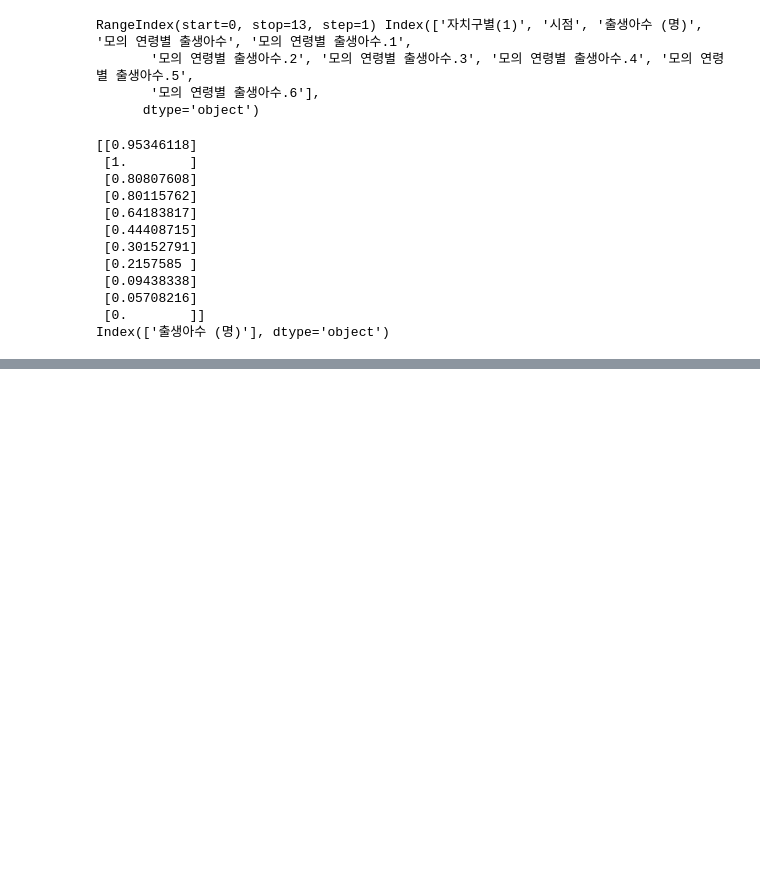
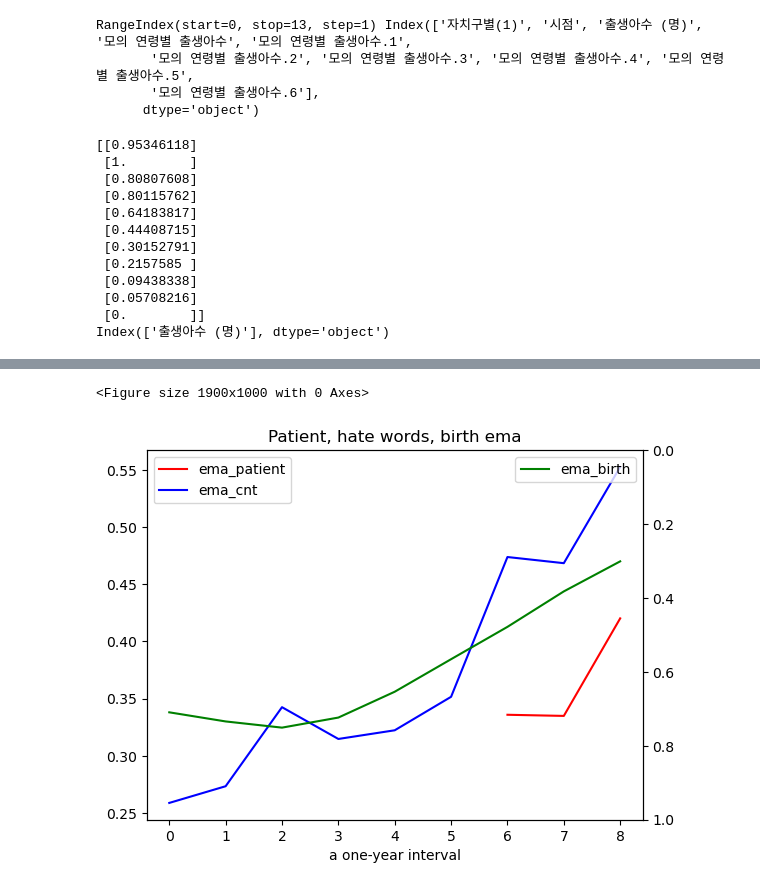
Before and after one commit to sfr9802/saving, a Jupyter notebook: news header/news_header.ipynb, the cells around one changed output, grey strips where cells are left out. Saved outputs shown, nothing was run; the diff lists cells and outputs as text; code cells hidden in the pictures; blank space fills up the shorter version.

```diff
--- a/news header/news_header.ipynb
+++ b/news header/news_header.ipynb
@@ -290,0 +277,4 @@ Stacktrace:
+# %%
+df_mental = pd.read_csv("시군구 성별 연령별 주요 정실질환 통계 2018~2022.csv",encoding='cp949')
+print(df_mental)
+print(df_mental.columns)
@@ -290,0 +344,35 @@ Stacktrace:
+# %%
+ema_sl_birth = ema.ema(7, df_co_sum, 'sl_birth')
+ema_sl_cnt = ema.ema(7, df_co_sum, 'sl_cnt')
+ema_sl_patient = ema.ema(7, df_co_sum[6:], 'Patient')
+
+df_ema_co = pd.DataFrame({"ema_sl_birth" : ema_sl_birth,
+                          "ema_sl_cnt" : ema_sl_cnt,
+                         })
+df_ema_co_pat = pd.DataFrame({"ema_sl_patient" : ema_sl_patient}, index = df_ema_co.index[6:])
+df_ema_co_sum = pd.concat([df_ema_co, df_ema_co_pat], axis = 1)
+plt.figure(figsize = (19,10))
+
+#plt.plot(df_ema_co_pat["ema_sl_patient"], 'r', label = 'Patient')
+#plt.plot(df_ema_co["ema_sl_cnt"], 'b', label = 'cnt hate words')
+#plt.plot(df_ema_co["ema_sl_birth"], 'g', label = 'birth')
+
+fig, ax1 = plt.subplots()
+ax2 = ax1.twinx()
+ax1.plot(df_ema_co_pat["ema_sl_patient"], 'r', label="ema_patient")
+ax1.plot(df_ema_co["ema_sl_cnt"], 'b', label="ema_cnt")
+ax2.plot(df_ema_co["ema_sl_birth"], 'g', label = "ema_birth")
+ax2.set_ylim(1,0)
+ax1.set_xlabel('a one-year interval')
+plt.title("Patient, hate words, birth ema")
+ax1.legend()
+ax2.legend()
+plt.show()
+#plt.title("Patient, hate words, birth ema")
+#plt.xlabel("date")
+#plt.ylabel("count")
+#plt.legend(ncol = 1)
+#plt.show()
+# %% [output]
+<Figure size 1900x1000 with 0 Axes>
+[figure, added]
```
Also changed, not shown: parts of 21 cells of this notebook, 15 other files.
